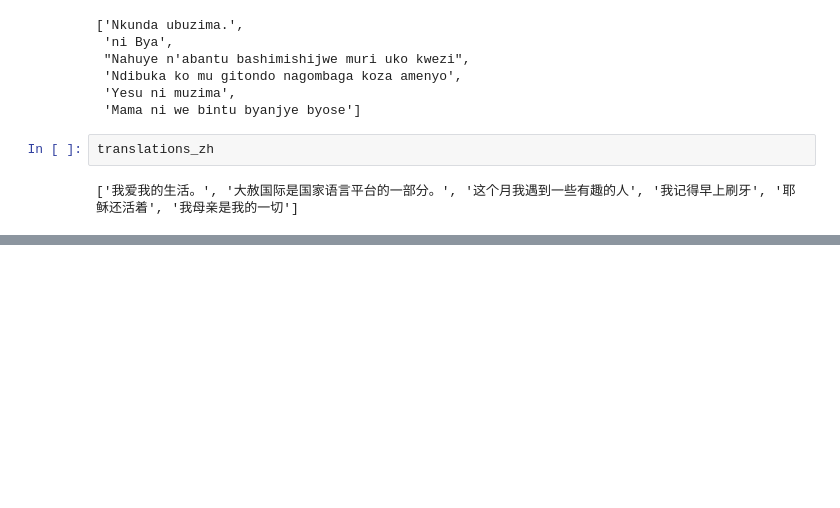
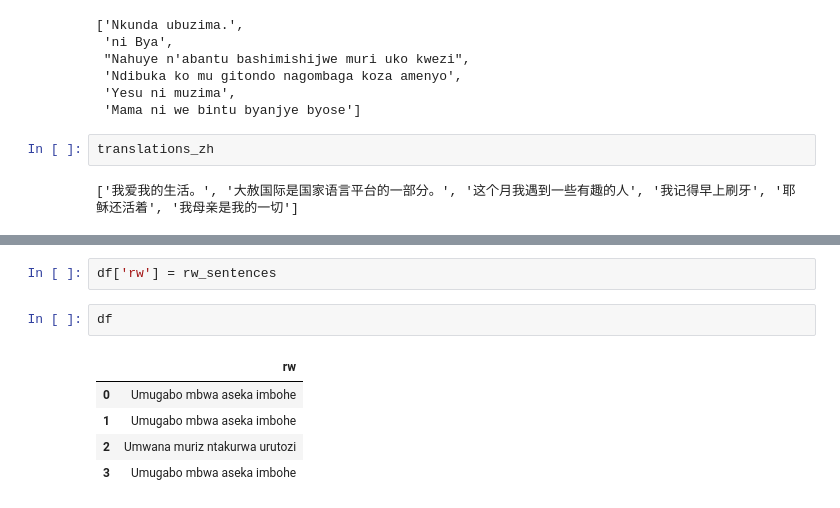
Before and after one commit to GustaveRw/NLP-Fellowship, a Jupyter notebook: EasyNMT.ipynb, the cells around one changed output, grey strips where cells are left out. Cells and saved outputs as stored; diff of their text form; blank space fills up the shorter version.

```diff
--- a/EasyNMT.ipynb
+++ b/EasyNMT.ipynb
@@ -49,0 +136,10 @@ translations_zh
+# %%
+df['rw'] = rw_sentences
+# %%
+df
+# %% [output]
+|  | rw |
+| 0 | Umugabo mbwa aseka imbohe |
+| 1 | Umugabo mbwa aseka imbohe |
+| 2 | Umwana muriz ntakurwa urutozi |
+| 3 | Umugabo mbwa aseka imbohe |
```
Also changed, not shown: parts of 11 cells of this notebook.
